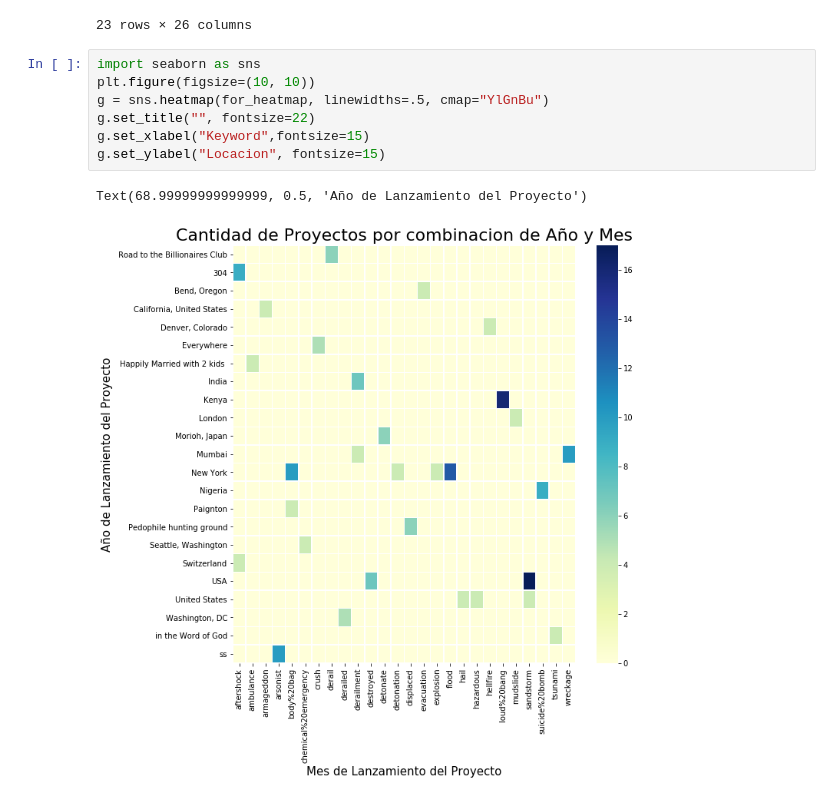
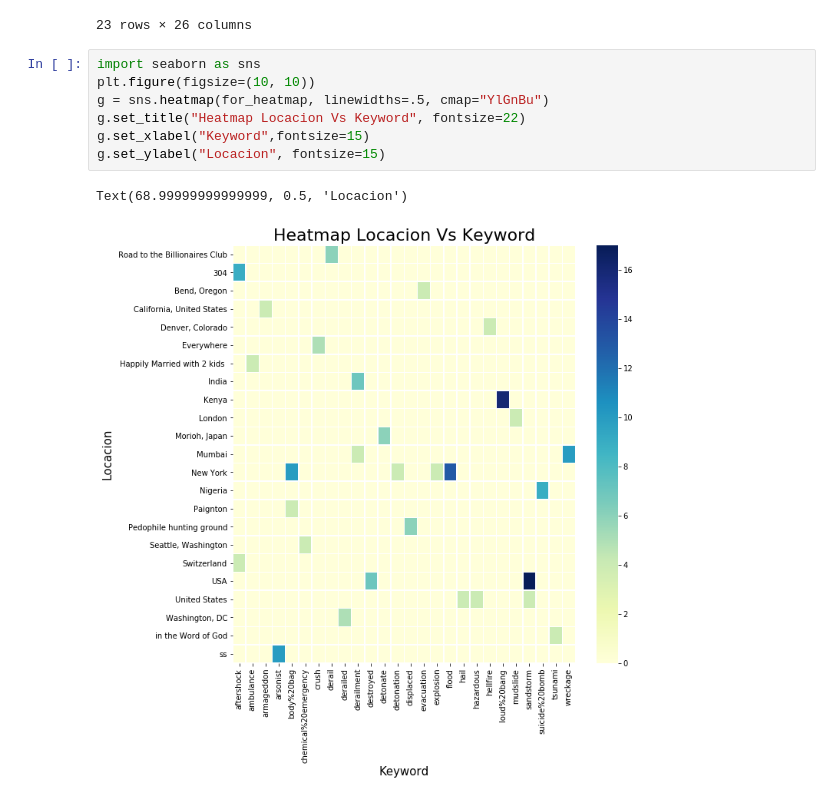
Before and after one commit to RiedelNicolas/TP1-Organizacion-de-Datos, a Jupyter notebook: Hugo.ipynb, the cells around one changed output. Saved outputs shown, nothing was run; the diff lists cells and outputs as text.

Commit message:
Heatmap 2.0 (el retorno del Heat)

```diff
--- a/Hugo.ipynb
+++ b/Hugo.ipynb
@@ -332,10 +332,10 @@ for_heatmap
 # %%
 import seaborn as sns
 plt.figure(figsize=(10, 10))
 g = sns.heatmap(for_heatmap, linewidths=.5, cmap="YlGnBu")
-g.set_title("", fontsize=22)
+g.set_title("Heatmap Locacion Vs Keyword", fontsize=22)
 g.set_xlabel("Keyword",fontsize=15)
 g.set_ylabel("Locacion", fontsize=15)
 # %% [output]
-Text(68.99999999999999, 0.5, 'Año de Lanzamiento del Proyecto')
+Text(68.99999999999999, 0.5, 'Locacion')
-[figure, old version]
+[figure, new version]
```
